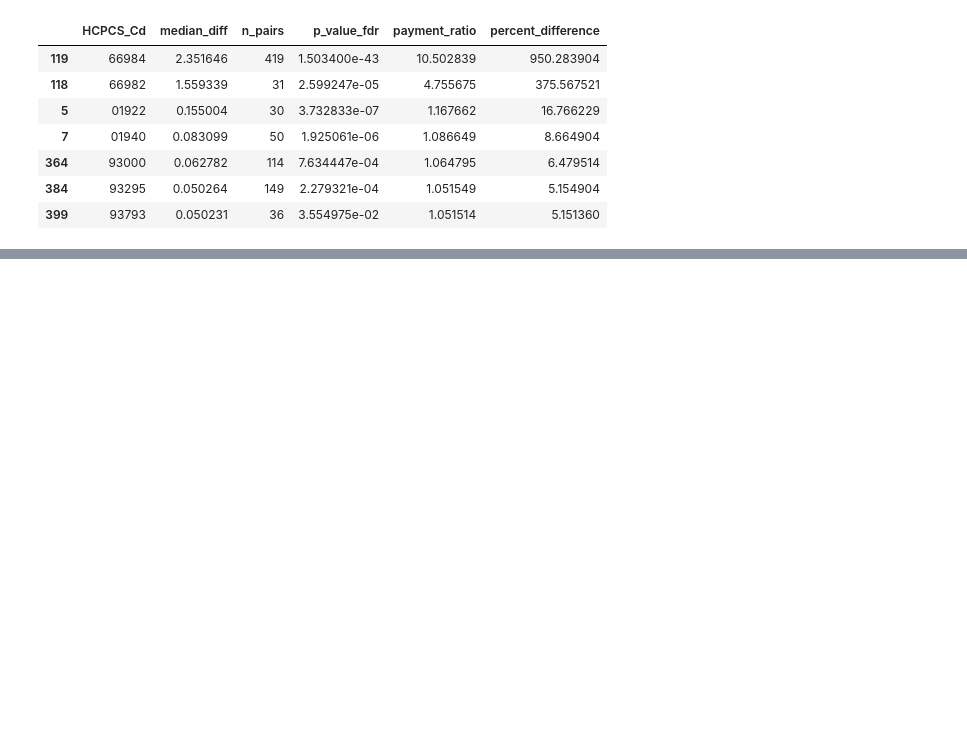
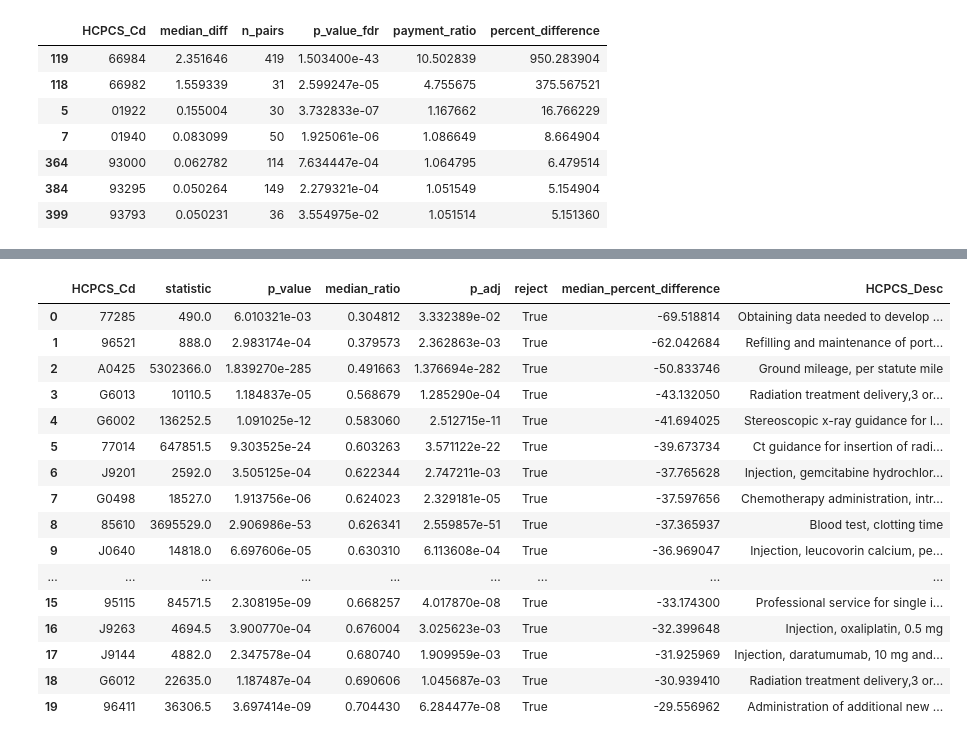
Before and after one commit to AdvayBhatt/healthcare-analytics, a Jupyter notebook: notebooks/01_eda.ipynb, the cells around one changed output, grey strips where cells are left out. Cells and saved outputs as stored; diff of their text form; code cells hidden in the pictures; blank space fills up the shorter version.

```diff
--- a/notebooks/01_eda.ipynb
+++ b/notebooks/01_eda.ipynb
@@ -1285,0 +1391,30 @@ q3_results.to_csv(
+# %%
+results = []
+for code, group in df_q4_filtered.groupby('HCPCS_Cd'):
+    grp_rural_Srvcs_Rate = group[group['rural_urban'] == 0]['Srvcs_Rate']
+    grp_urban_Srvcs_Rate = group[group['rural_urban'] == 1]['Srvcs_Rate']
+    stat, p = mannwhitneyu(grp_rural_Srvcs_Rate, grp_urban_Srvcs_Rate, alternative="less")
+    results.append({
+        'HCPCS_Cd': code,
+        'statistic': stat,
+        'p_value': p,
+        'median_ratio': grp_rural_Srvcs_Rate.median() / grp_urban_Srvcs_Rate.median()
+    })
+# %%
+results_df = pd.DataFrame(results)
+reject, p_adj, _, _ = multipletests(
+    results_df["p_value"],
+    method="fdr_bh"
+)
+
+results_df["p_adj"] = p_adj
+results_df["reject"] = reject
+
+results_df["median_percent_difference"] = (
+    results_df["median_ratio"] - 1
+) * 100
+# %%
+significant_results = results_df[results_df["reject"]]
+practically_significant = significant_results[
+    significant_results["median_percent_difference"] <= -5
+]
@@ -1285,0 +1429,7 @@ q3_results.to_csv(
+# %%
+practically_significant_sorted = practically_significant.sort_values(
+    by="median_percent_difference",
+    ascending=True
+)
+
+practically_significant_sorted.head(20)
@@ -1285,0 +1482,24 @@ q3_results.to_csv(
+# %%
+practically_significant_sorted.head(20).merge(
+    df_q4[["HCPCS_Cd", "HCPCS_Desc"]].drop_duplicates(),
+    on="HCPCS_Cd",
+    how="left"
+)
+# %% [output]
+|  | HCPCS_Cd | statistic | p_value | median_ratio | p_adj | reject | median_percent_difference | HCPCS_Desc |
+| 0 | 77285 | 490.0 | 6.010321e-03 | 0.304812 | 3.332389e-02 | True | -69.518814 | Obtaining data needed to develop ... |
+| 1 | 96521 | 888.0 | 2.983174e-04 | 0.379573 | 2.362863e-03 | True | -62.042684 | Refilling and maintenance of port... |
+| 2 | A0425 | 5302366.0 | 1.839270e-285 | 0.491663 | 1.376694e-282 | True | -50.833746 | Ground mileage, per statute mile |
+| 3 | G6013 | 10110.5 | 1.184837e-05 | 0.568679 | 1.285290e-04 | True | -43.132050 | Radiation treatment delivery,3 or... |
+| 4 | G6002 | 136252.5 | 1.091025e-12 | 0.583060 | 2.512715e-11 | True | -41.694025 | Stereoscopic x-ray guidance for l... |
+| 5 | 77014 | 647851.5 | 9.303525e-24 | 0.603263 | 3.571122e-22 | True | -39.673734 | Ct guidance for insertion of radi... |
+| 6 | J9201 | 2592.0 | 3.505125e-04 | 0.622344 | 2.747211e-03 | True | -37.765628 | Injection, gemcitabine hydrochlor... |
+| 7 | G0498 | 18527.0 | 1.913756e-06 | 0.624023 | 2.329181e-05 | True | -37.597656 | Chemotherapy administration, intr... |
+| 8 | 85610 | 3695529.0 | 2.906986e-53 | 0.626341 | 2.559857e-51 | True | -37.365937 | Blood test, clotting time |
+| 9 | J0640 | 14818.0 | 6.697606e-05 | 0.630310 | 6.113608e-04 | True | -36.969047 | Injection, leucovorin calcium, pe... |
+| ... | ... | ... | ... | ... | ... | ... | ... | ... |
+| 15 | 95115 | 84571.5 | 2.308195e-09 | 0.668257 | 4.017870e-08 | True | -33.174300 | Professional service for single i... |
+| 16 | J9263 | 4694.5 | 3.900770e-04 | 0.676004 | 3.025623e-03 | True | -32.399648 | Injection, oxaliplatin, 0.5 mg |
+| 17 | J9144 | 4882.0 | 2.347578e-04 | 0.680740 | 1.909959e-03 | True | -31.925969 | Injection, daratumumab, 10 mg and... |
+| 18 | G6012 | 22635.0 | 1.187487e-04 | 0.690606 | 1.045687e-03 | True | -30.939410 | Radiation treatment delivery,3 or... |
+| 19 | 96411 | 36306.5 | 3.697414e-09 | 0.704430 | 6.284477e-08 | True | -29.556962 | Administration of additional new ... |
```
Also changed, not shown: parts of 45 cells of this notebook, 7 other files.
